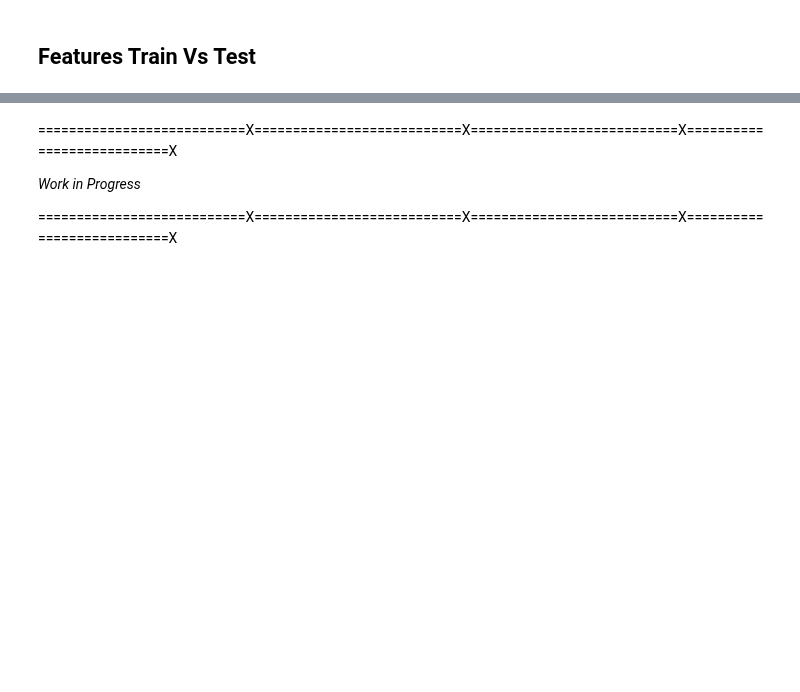
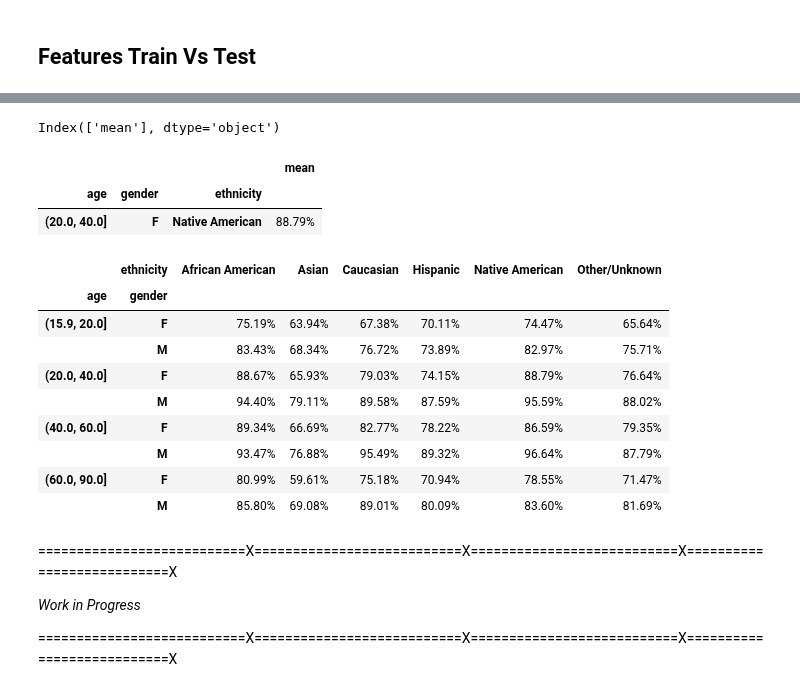
Before and after one commit to sreedevigattu/wids2021, a Jupyter notebook: explore.ipynb, the cells around one changed output, grey strips where cells are left out. Saved outputs shown, nothing was run; the diff lists cells and outputs as text; code cells hidden in the pictures; blank space fills up the shorter version.

```diff
--- a/explore.ipynb
+++ b/explore.ipynb
@@ -67,7 +67,9 @@ def _nullcheck_bmi(df):
     print("All dependent columns are null:", df_bmi[df_bmi['age'].isnull() & df_bmi['ethnicity'].isnull() & df_bmi['gender'].isnull()].shape[0])
     df_bmi[df_bmi['age'].isnull() | df_bmi['ethnicity'].isnull() | df_bmi['gender'].isnull()].to_csv("bmi_null.csv")
 # %%
-AGE_BINS = [-0.1, 0, 15.9, 20, 40, 60, 90, 120]
+def AGE_BINS(df):
+      return pd.cut(df['age'], [-0.1, 0, 15.9, 20, 40, 60, 90, 120])
+
 def _agedist(df, df_name):
     total_count = df.shape[0]
     nan_count = df[df['age'].isnull()].shape[0]
@@ -80,9 +82,11 @@ def _agedist(df, df_name):
     print(f"Invalid age: {df[df['age']==0.0]['age'].count()} Min: {df['age'].min():0.2f} Max: {df['age'].max():0.2f}")
 
     # Group the ages based on the age-groups
-    bins = pd.cut(df['age'], AGE_BINS)
-    df_age = df.groupby(bins)['age'].agg(['count'])
+    #bins = pd.cut(df['age'], AGE_BINS)
+    df_age = df.groupby(AGE_BINS(df))['age'].agg(['count'])
     df_age = df_age.reset_index()
+
+
 
     # Append the null value counts
     df_age = df_age.append(pd.DataFrame([['null', nan_count]], columns = ['age', f'count']))
@@ -569,0 +830,5 @@ _comparedf(df_train_ethnicity, df_test_ethnicity, 'ethnicity')
+# %%
+#df_weight = df_train_demo1.groupby('gender')['gender'].count(['age']) This workds
+# df_age = df.groupby(AGE_BINS)['age'].agg(['count'])
+df_weight = df_train_demo1.groupby([AGE_BINS(df_train_demo1), 'gender', 'ethnicity'])['weight'].agg(['mean'])
+df_weight.reset_index()
@@ -569,0 +849,23 @@ _comparedf(df_train_ethnicity, df_test_ethnicity, 'ethnicity')
+# %%
+print(df_weight.columns)
+# %% [output]
+Index(['mean'], dtype='object')
+# %%
+df_weight.iloc[[40]]
+# %% [output]
+|  |  |  | mean |
+| age | gender | ethnicity |  |
+| (20.0, 40.0] | F | Native American | 88.79% |
+# %%
+ pd.pivot_table(df_weight, values='mean', index=['age', 'gender'],columns=['ethnicity'], aggfunc=np.mean)
+# %% [output]
+|  | ethnicity | African American | Asian | Caucasian | Hispanic | Native American | Other/Unknown |
+| age | gender |  |  |  |  |  |  |
+| (15.9, 20.0] | F | 75.19% | 63.94% | 67.38% | 70.11% | 74.47% | 65.64% |
+|  | M | 83.43% | 68.34% | 76.72% | 73.89% | 82.97% | 75.71% |
+| (20.0, 40.0] | F | 88.67% | 65.93% | 79.03% | 74.15% | 88.79% | 76.64% |
+|  | M | 94.40% | 79.11% | 89.58% | 87.59% | 95.59% | 88.02% |
+| (40.0, 60.0] | F | 89.34% | 66.69% | 82.77% | 78.22% | 86.59% | 79.35% |
+|  | M | 93.47% | 76.88% | 95.49% | 89.32% | 96.64% | 87.79% |
+| (60.0, 90.0] | F | 80.99% | 59.61% | 75.18% | 70.94% | 78.55% | 71.47% |
+|  | M | 85.80% | 69.08% | 89.01% | 80.09% | 83.60% | 81.69% |
```
Also changed, not shown: parts of 40 cells of this notebook, 9 other files.
